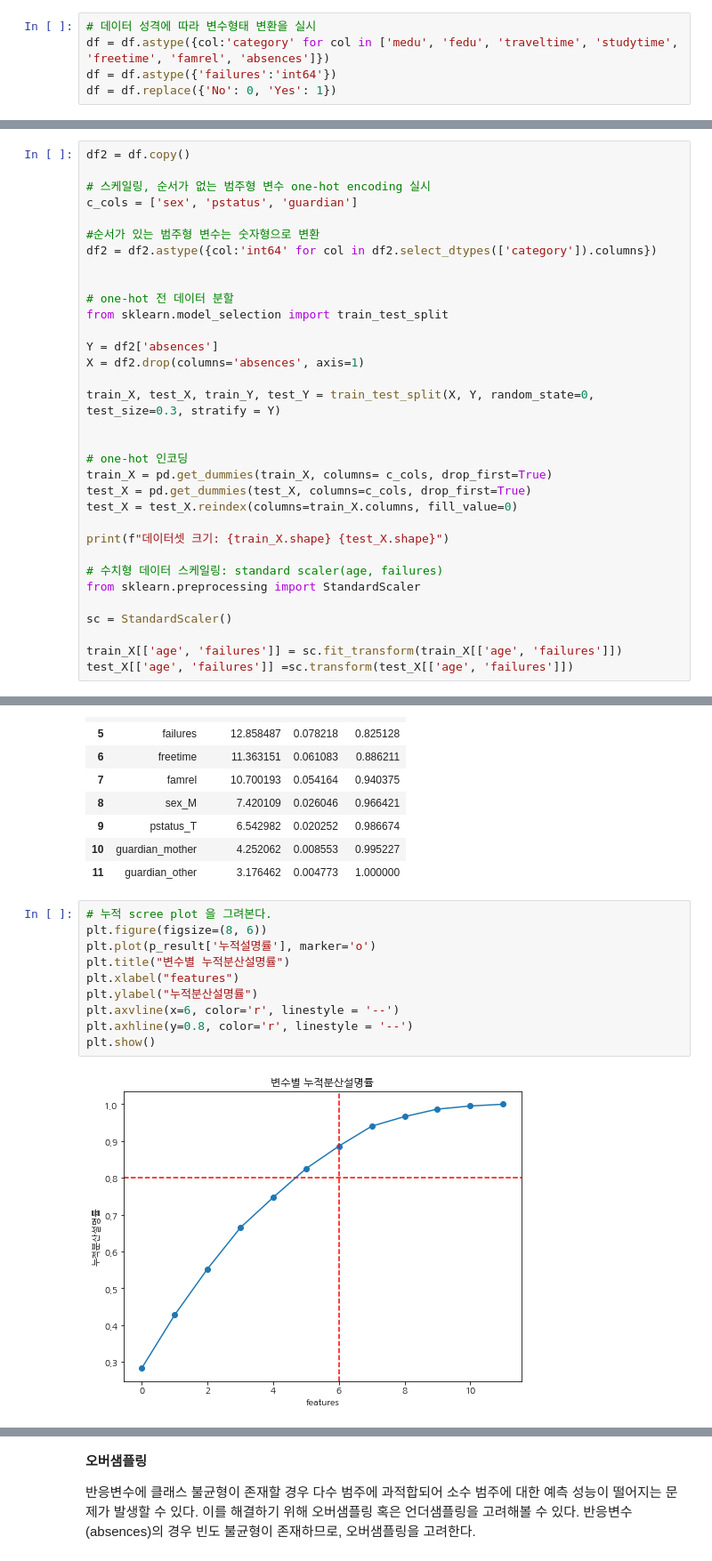
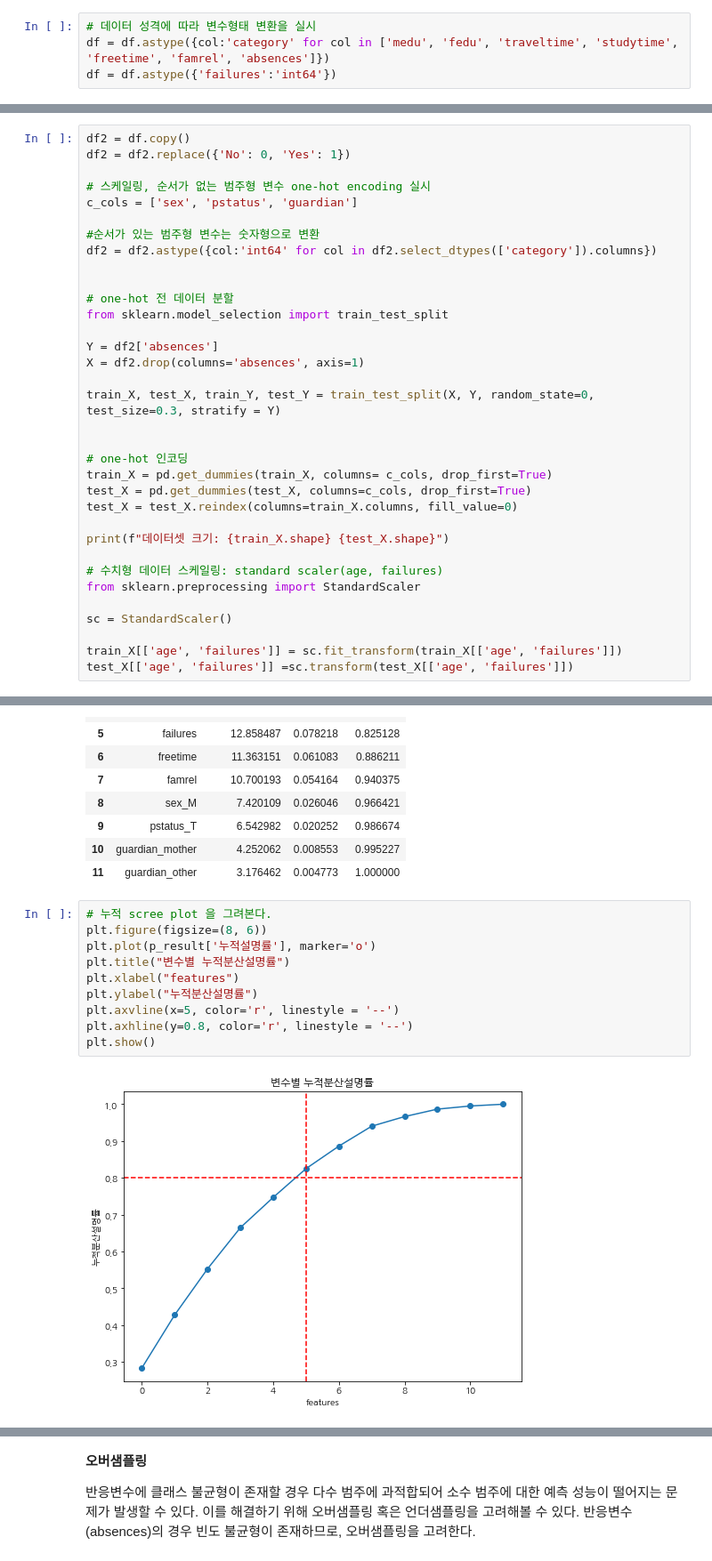
Before and after one commit to qiwerr1004/ADP_go, a Jupyter notebook: 28/ADP28_exam.ipynb, the cells around one changed output, grey strips where cells are left out. Shown: that part at 89% size. Cells and saved outputs as stored; diff of their text form.

```diff
--- a/28/ADP28_exam.ipynb
+++ b/28/ADP28_exam.ipynb
@@ -174,7 +174,6 @@ Name: failures, dtype: int64
 # 데이터 성격에 따라 변수형태 변환을 실시
 df = df.astype({col:'category' for col in ['medu', 'fedu', 'traveltime', 'studytime', 'freetime', 'famrel', 'absences']})
 df = df.astype({'failures':'int64'})
-df = df.replace({'No': 0, 'Yes': 1})
 # %%
 print(df.info())
 # %% [output]
@@ -336,6 +335,7 @@ plt.show()
 - PCA는 거리기반 방식이므로 범주형 변수에 대해 on-hot encoding, 그리고 수치형 데이터 변수간 범위 일치를 위한 scaling을 실시한다.
 # %%
 df2 = df.copy()
+df2 = df2.replace({'No': 0, 'Yes': 1})
 
 # 스케일링, 순서가 없는 범주형 변수 one-hot encoding 실시
 c_cols = ['sex', 'pstatus', 'guardian']
@@ -415,14 +415,14 @@ display(p_result)
 # %%
 # 누적 scree plot 을 그려본다.
 plt.figure(figsize=(8, 6))
 plt.plot(p_result['누적설명률'], marker='o')
 plt.title("변수별 누적분산설명률")
 plt.xlabel("features")
 plt.ylabel("누적분산설명률")
-plt.axvline(x=6, color='r', linestyle = '--')
+plt.axvline(x=5, color='r', linestyle = '--')
 plt.axhline(y=0.8, color='r', linestyle = '--')
 plt.show()
 # %% [output]
-[figure, old version]
+[figure, new version]
 # %% [markdown]
 - PCA 실시 결과, 5개 feature 수준에서 누적분산설명률 0.8 이상이다.
```
Also changed, not shown: parts of 55 cells of this notebook.
